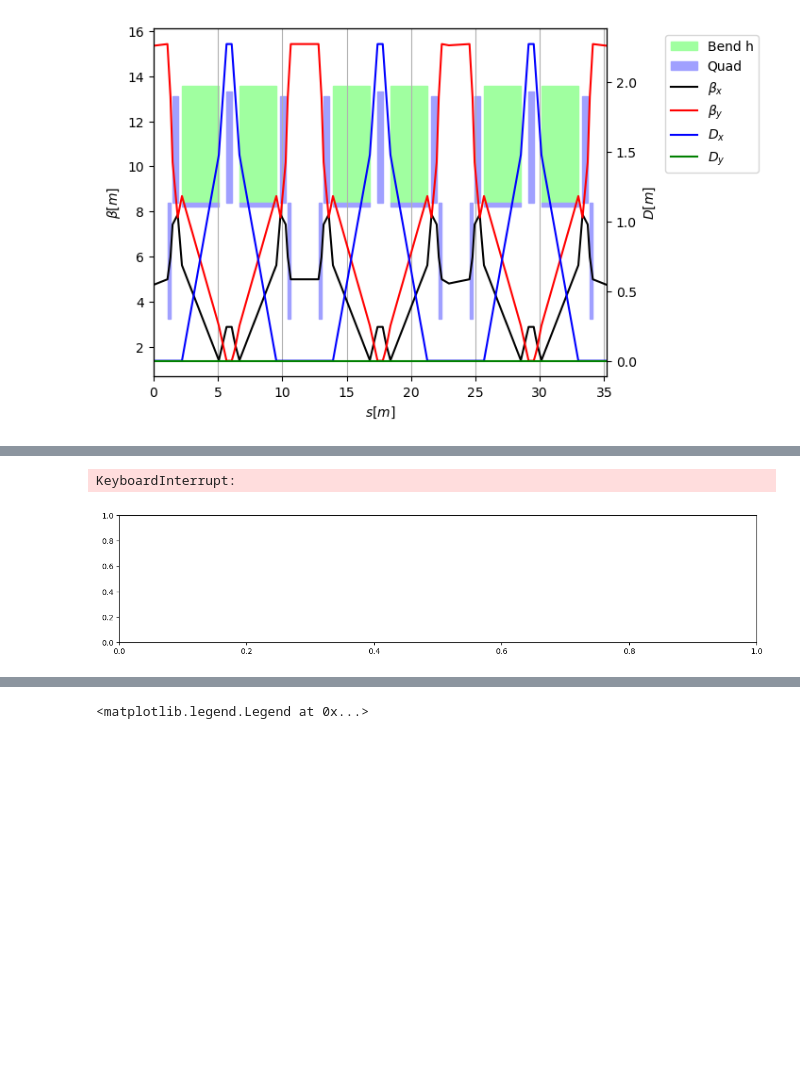
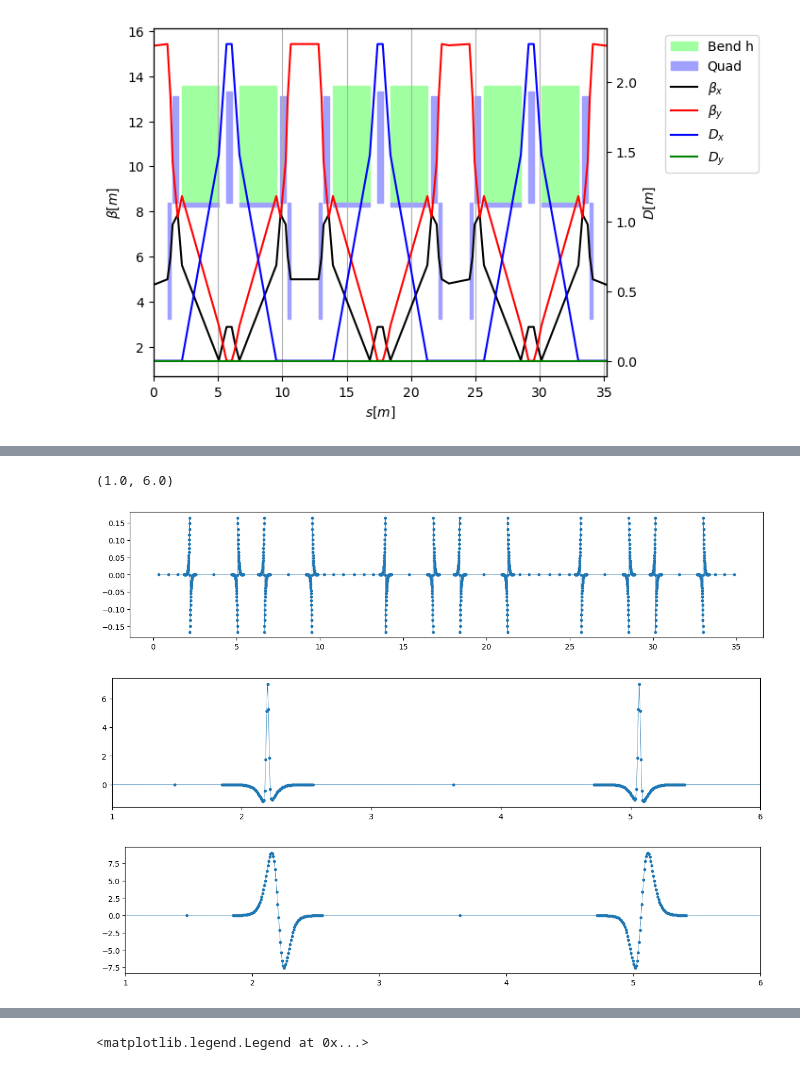
Before and after one commit to xsuite/bpmeth, a Jupyter notebook: examples/HeLICS/ring/HeLICS_RDTs.ipynb, the cells around one changed output, grey strips where cells are left out. Drawn from its saved outputs; the diff is of its cells as text; code cells hidden in the pictures; blank space fills up the shorter version.

```diff
--- a/examples/HeLICS/ring/HeLICS_RDTs.ipynb
+++ b/examples/HeLICS/ring/HeLICS_RDTs.ipynb
@@ -101,7 +73,7 @@ data = np.loadtxt("../dipole/HeLICS_fieldmap_tanh.csv", skiprows=1, delimiter=',
 magnet = bpmeth.Fieldmap(data)
 
 fig, ax = plt.subplots()
-segments, splines = magnet.fit_spline_multipoles(components=[1, 2], step=75, smin=-l_magn/2-10*gap, smax=0, ax=ax)
+segments, splines = magnet.fit_spline_multipoles(components=[1, 2, 3], step=75, smin=-l_magn/2-10*gap, smax=0, ax=ax)
 
 def segment_indices(xs, segments):
     """Return the segment indices for points xs given uniform [start, end] segments."""
@@ -311,0 +320,32 @@ KeyboardInterrupt:
+# %%
+def b3_ring(s):
+    s = np.asarray(s)  # ensure array input
+    total = np.zeros_like(s, dtype=float)
+    for dc in dipole_centers:
+        total += b3_magnet(s - dc)
+    return total
+
+def b3_pert_ring(s):
+    s = np.asarray(s)  # ensure array input
+    total = np.zeros_like(s, dtype=float)
+    for dc in dipole_centers:
+        total += b3_pert_magnet(s - dc)
+    return total
+
+def b3_ring_der(s):
+    s = np.asarray(s)  # ensure array input
+    total = np.zeros_like(s, dtype=float)
+    for dc in dipole_centers:
+        total += b3_magnet_der(s - dc)
+    return total
+
+def b3_ring_2der(s):
+    s = np.asarray(s)  # ensure array input
+    total = np.zeros_like(s, dtype=float)
+    for dc in dipole_centers:
+        total += b3_magnet_2der(s - dc)
+    return total
+
+ss = np.linspace(0, line.get_length(), 5000)
+fig, ax = plt.subplots()
+ax.plot(ss, b3_pert_ring(ss), label='Perturbation model')
@@ -401,33 +484,39 @@ def delbety(s, mux, muy, bety, tw):
 # %%
 ###################################################
 # Slice lattice symmetrically around dipole edges #
 ###################################################
 
 line_sliced = line.copy()
 
 # Evenly spaced around dipole edges. Cancellations play a role,
 # so symmetry is important - we don't want to include a net dipole field!
 ns = 101
 s_to_slice = np.array([[np.linspace(dc - l_magn/2 - 5*gap, dc - l_magn/2 + 5*gap, ns) for dc in dipole_centers],
                        [np.linspace(dc + l_magn/2 - 5*gap, dc + l_magn/2 + 5*gap, ns) for dc in dipole_centers],
                        ]).flatten()
 s_to_slice = np.append(s_to_slice, ([dc - l_magn*i for dc in dipole_centers[::2] for i in np.linspace(0.75, 1.15, 3)],
                                     [dc + l_magn*i for dc in dipole_centers[1::2] for i in np.linspace(0.75, 1.15, 3)]))
 s_to_slice = np.sort(np.append(s_to_slice, dipole_centers))
 
 line_sliced.cut_at_s(s_to_slice)
 tw = line_sliced.twiss4d(at_s = s_to_slice)
 
 # Inspect points around first dipole
 fig, ax = plt.subplots(figsize=(15, 3))
 ax.plot(tw.s, b1_pert_ring(tw.s), marker='.', linewidth=0.5)
 
 fig, ax = plt.subplots(figsize=(15, 3))
 ax.plot(tw.s, b2_pert_ring(tw.s), marker='.', linewidth=0.5)
 ax.set_xlim(1, 6)
+
+fig, ax = plt.subplots(figsize=(15, 3))
+ax.plot(tw.s, b3_pert_ring(tw.s), marker='.', linewidth=0.5)
+ax.set_xlim(1, 6)
 # %% [output]
-KeyboardInterrupt:
+(1.0, 6.0)
-[figure, old version]
+[figure, new version]
+[figure, added]
+[figure, added]
 # %%
 ################################
 # Plot closed orbit distortion #
```
Also changed, not shown: parts of 14 cells of this notebook, 1 other file.
